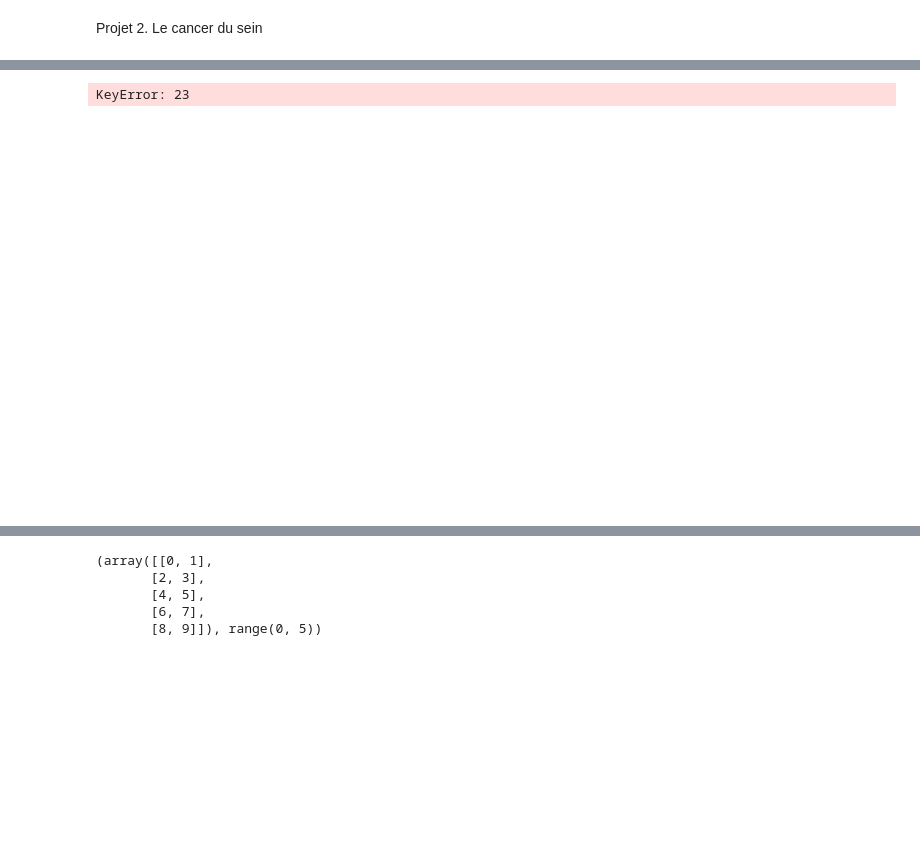
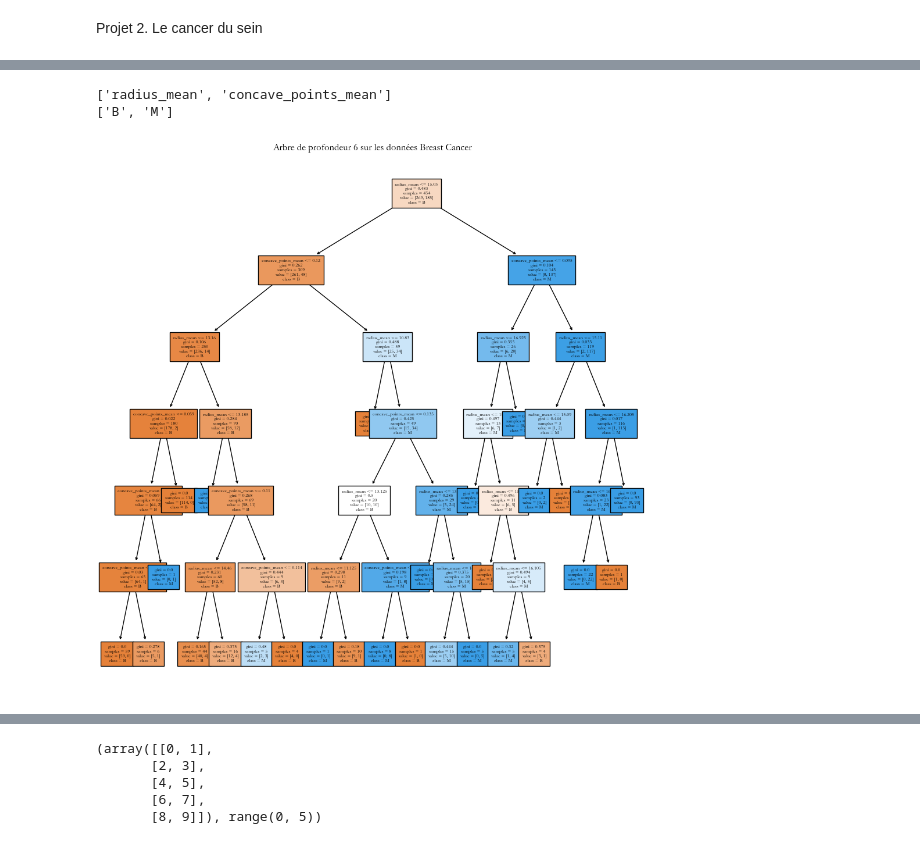
Before and after one commit to RMorana/DU_Data, a Jupyter notebook: ML Supervise Projet 2.ipynb, the cells around one changed output, grey strips where cells are left out. Cells and saved outputs as stored; diff of their text form; code cells hidden in the pictures; blank space fills up the shorter version.

```diff
--- a/ML Supervise Projet 2.ipynb
+++ b/ML Supervise Projet 2.ipynb
@@ -141,0 +149,26 @@ print(y_train)
+# %%
+# Remplacement des valeurs de y_train par 1 ou 0
+y_train.replace({"M": 1, "B": 0},inplace=True)
+
+# Remplacement des valeurs de y_test par 1 ou 0
+y_test.replace({"M": 1, "B": 0},inplace=True)
+
+# Extraction des 2 features radius_mean et concavepoints_mean pour train
+radius_mean_train = X_train_temp.iloc[:,2]
+concave_points_mean_train = X_train_temp.iloc[:,7]
+X_train = pd.concat([radius_mean_train,concave_points_mean_train],axis=1, ignore_index=True) # Reforme X_train avec les 2 colonnes
+print(X_train.head(5))
+
+# Extraction des 2 features radius_mean et concavepoints_mean pour test
+radius_mean_test = X_test_temp.iloc[:,2]
+concave_points_mean_test = X_test_temp.iloc[:,7]
+X_test = pd.concat([radius_mean_test,concave_points_mean_test],axis=1, ignore_index=True) # Reforme X_test avec les 2 colonnes
+print(X_test.head(5))
+
+print("y_train ", y_train.reset_index(inplace=True))
+print("y_test ", y_test.reset_index(inplace=True))
+
+print("X_train ", X_train.shape)
+print("X_test ", X_test.shape)
+print("y_train ", y_train.shape)
+print("y_test ", y_test.shape)
@@ -150,9 +218,16 @@ dt = dt.fit(X_train,y_train)
 # %%
+# Verification des données
+feature_names=["radius_mean","concave_points_mean"]
+class_names=["B","M"]
+print(feature_names)
+print(class_names)
+
 # Affichage de l'Arbre
-fig = plt.figure()
-plot_tree(dt,filled=True, feature_names=X_train,class_names=y_train)
-plt.title("Arbre de profondeur 1 sur les données Pingouin")
+fig = plt.figure(figsize=(12,12))
+tree.plot_tree(dt,filled=True, feature_names=feature_names,class_names=class_names,fontsize=6)
+plt.title("Arbre de profondeur 6 sur les données Breast Cancer")
 plt.show()
 # %% [output]
-KeyError: 23
+['radius_mean', 'concave_points_mean']
+['B', 'M']
-[figure, old version]
+[figure, new version]
```
Also changed, not shown: parts of 6 cells of this notebook.
